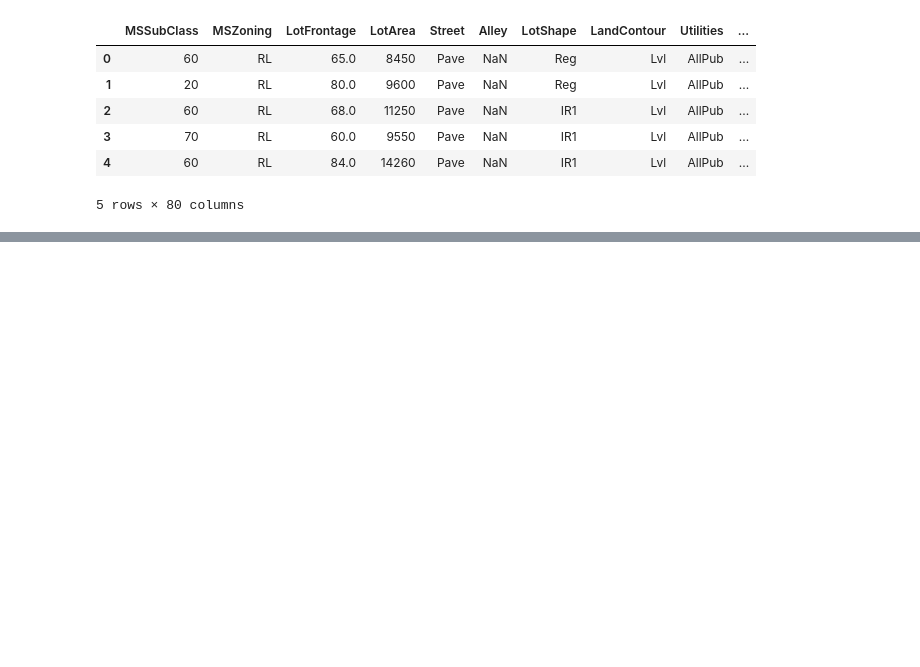
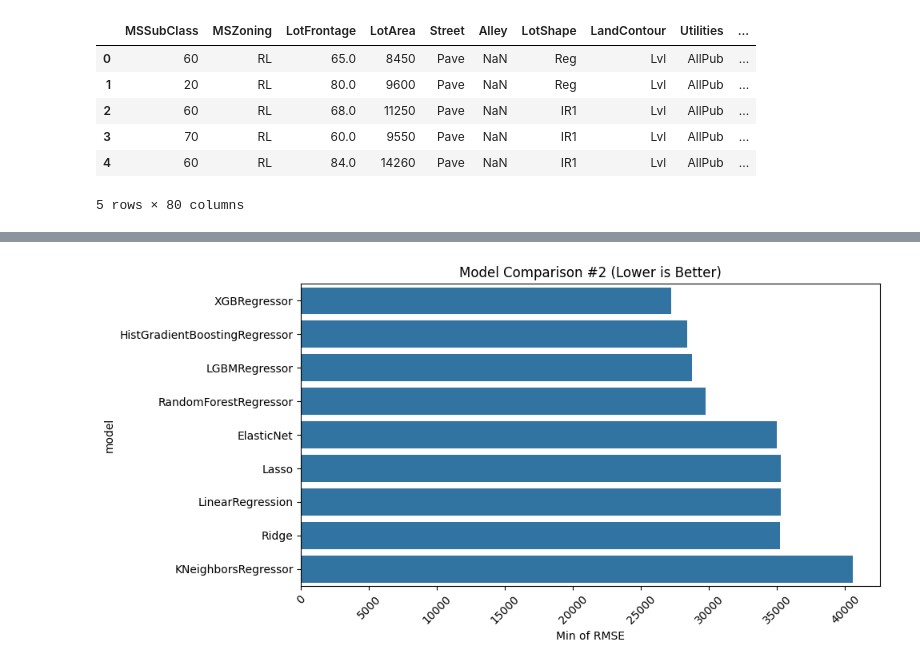
Before and after one commit to irdazh/house-price-prediction, a Jupyter notebook: notebooks/02_modeling_basic.ipynb, the cells around one changed output, grey strips where cells are left out. Cells and saved outputs as stored; diff of their text form; code cells hidden in the pictures; blank space fills up the shorter version.

```diff
--- a/notebooks/02_modeling_basic.ipynb
+++ b/notebooks/02_modeling_basic.ipynb
@@ -263,0 +383,13 @@ from sklearn.metrics import mean_squared_error
+# %%
+grid = GridSearchCV(
+    full_pipe,
+    param_grid,
+    cv=kf,
+    scoring = {'rmse':'neg_root_mean_squared_error',
+               'msle':'neg_root_mean_squared_log_error',
+            #    'msle': rmse_log_scorer
+            },
+    refit = 'msle', verbose=0, n_jobs=-1,
+    return_train_score=True
+)
+grid.fit(X_tr, y_tr)
@@ -263,0 +431,11 @@ from sklearn.metrics import mean_squared_error
+# %%
+# oh, there's no longer error.
+res02= pd.DataFrame(grid.cv_results_).sort_values('mean_test_msle', ascending=False)
+res02['mean_test_RMSE'] = -res02['mean_test_rmse']
+res02['mean_test_MSLE'] = -res02['mean_test_msle']
+res02['model'] = res02.param_model.apply(lambda x: type(x).__name__)
+
+# compare models
+res02 = res02[['model', 'mean_test_MSLE', 'mean_test_RMSE', 'mean_fit_time', 'param_model','params']]
+
+res02.head(10)
@@ -263,0 +454,13 @@ from sklearn.metrics import mean_squared_error
+# %%
+# Plot RMSE Comparison
+plt.figure(figsize=(10, 5))
+sns.barplot(data=res02, y='model', x='mean_test_RMSE', estimator='min', orient='h', errorbar=None)
+plt.xticks(rotation=45)
+# plt.axvline(x=28713) # checking whether estimator min really works.
+plt.xlabel('Min of RMSE')
+plt.title('Model Comparison #2 (Lower is Better)')
+plt.tight_layout()
+plt.savefig('../outputs/model_comparison2.png')
+plt.show()
+# %% [output]
+[figure, added]
```
Also changed, not shown: parts of 22 cells of this notebook, 10 other files.
